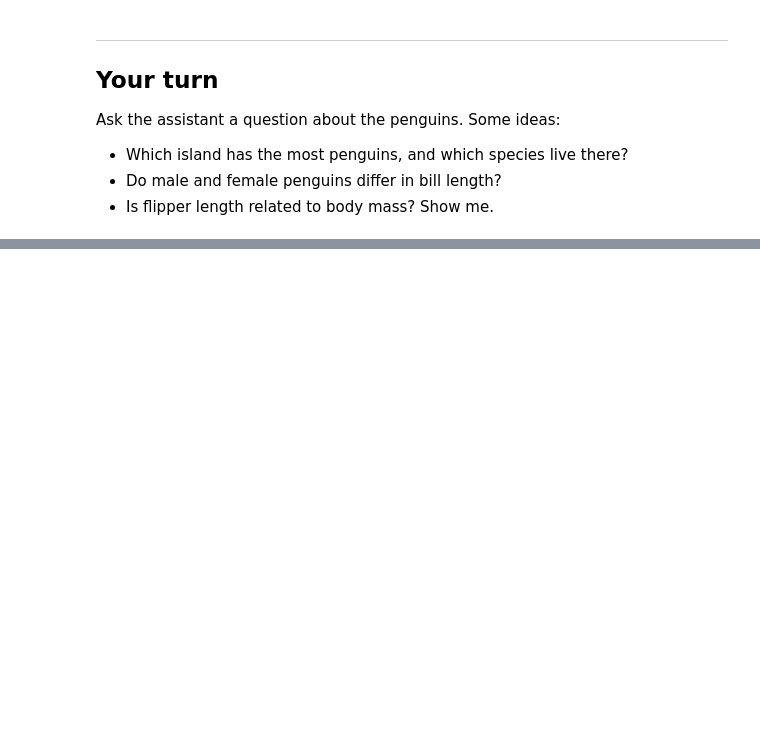
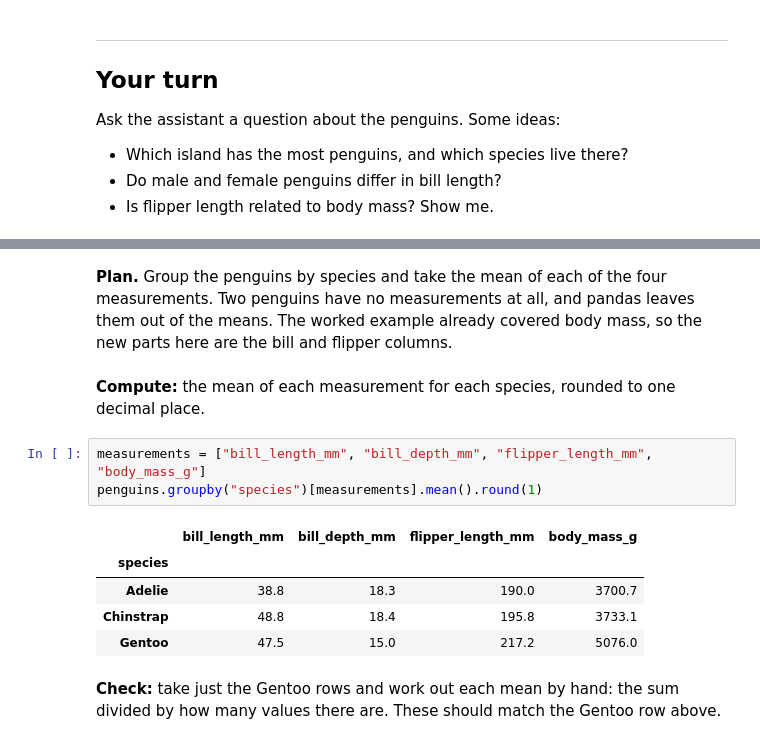
Before and after one commit to cocteau/2026-Image-and-Sound, a Jupyter notebook: notebooks/01-first-look.ipynb, the cells around one changed output, grey strips where cells are left out. Drawn from its saved outputs; the diff is of its cells as text; blank space fills up the shorter version.

```diff
--- a/notebooks/01-first-look.ipynb
+++ b/notebooks/01-first-look.ipynb
@@ -69,0 +146,15 @@ Ask the assistant a question about the penguins. Some ideas:
+# %% [markdown]
+**Plan.** Group the penguins by species and take the mean of each of the four measurements. Two penguins have no measurements at all, and pandas leaves them out of the means. The worked example already covered body mass, so the new parts here are the bill and flipper columns.
+# %% [markdown]
+**Compute:** the mean of each measurement for each species, rounded to one decimal place.
+# %%
+measurements = ["bill_length_mm", "bill_depth_mm", "flipper_length_mm", "body_mass_g"]
+penguins.groupby("species")[measurements].mean().round(1)
+# %% [output]
+|  | bill_length_mm | bill_depth_mm | flipper_length_mm | body_mass_g |
+| species |  |  |  |  |
+| Adelie | 38.8 | 18.3 | 190.0 | 3700.7 |
+| Chinstrap | 48.8 | 18.4 | 195.8 | 3733.1 |
+| Gentoo | 47.5 | 15.0 | 217.2 | 5076.0 |
+# %% [markdown]
+**Check:** take just the Gentoo rows and work out each mean by hand: the sum divided by how many values there are. These should match the Gentoo row above.
```
Also changed, not shown: parts of 45 cells of this notebook.
